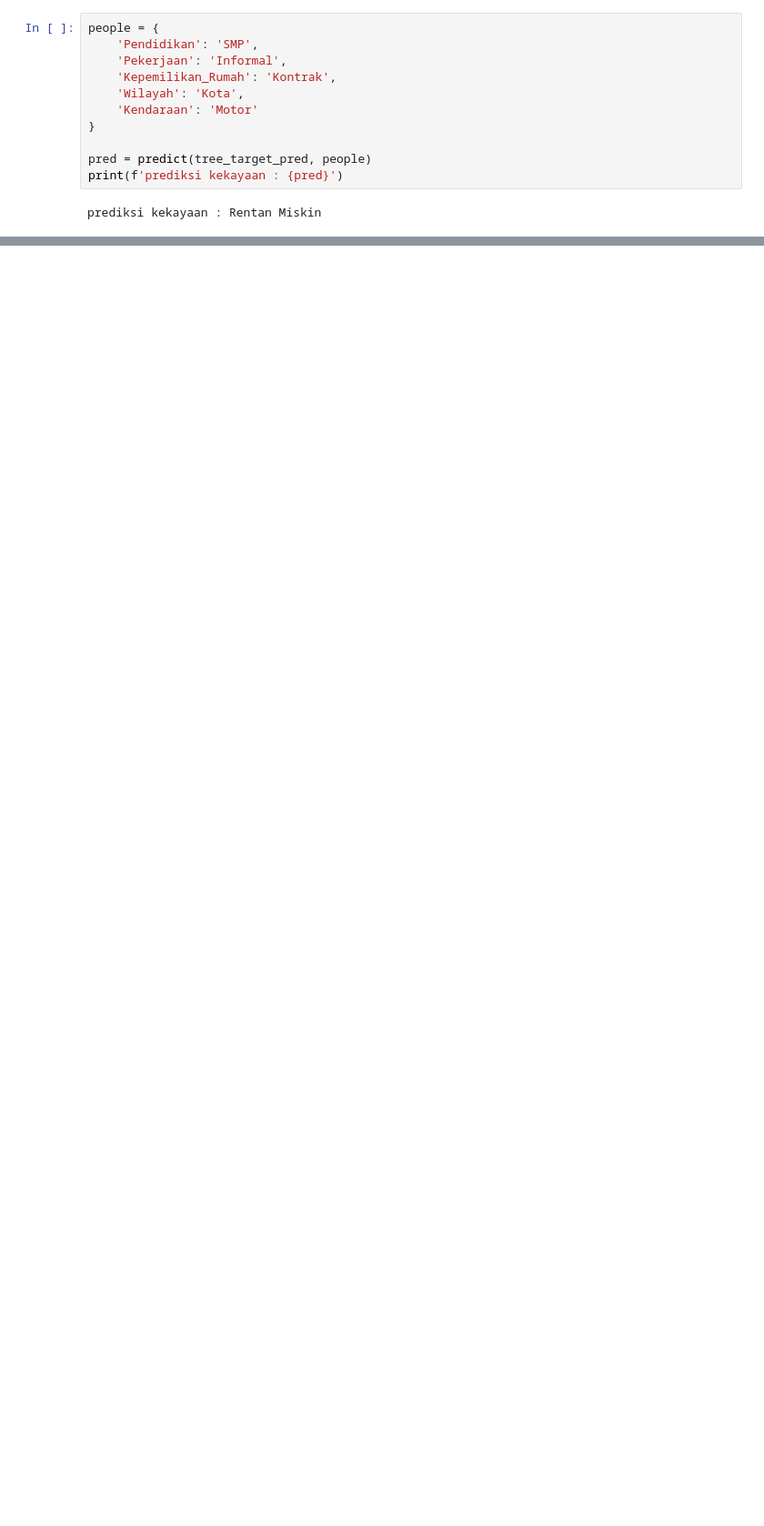
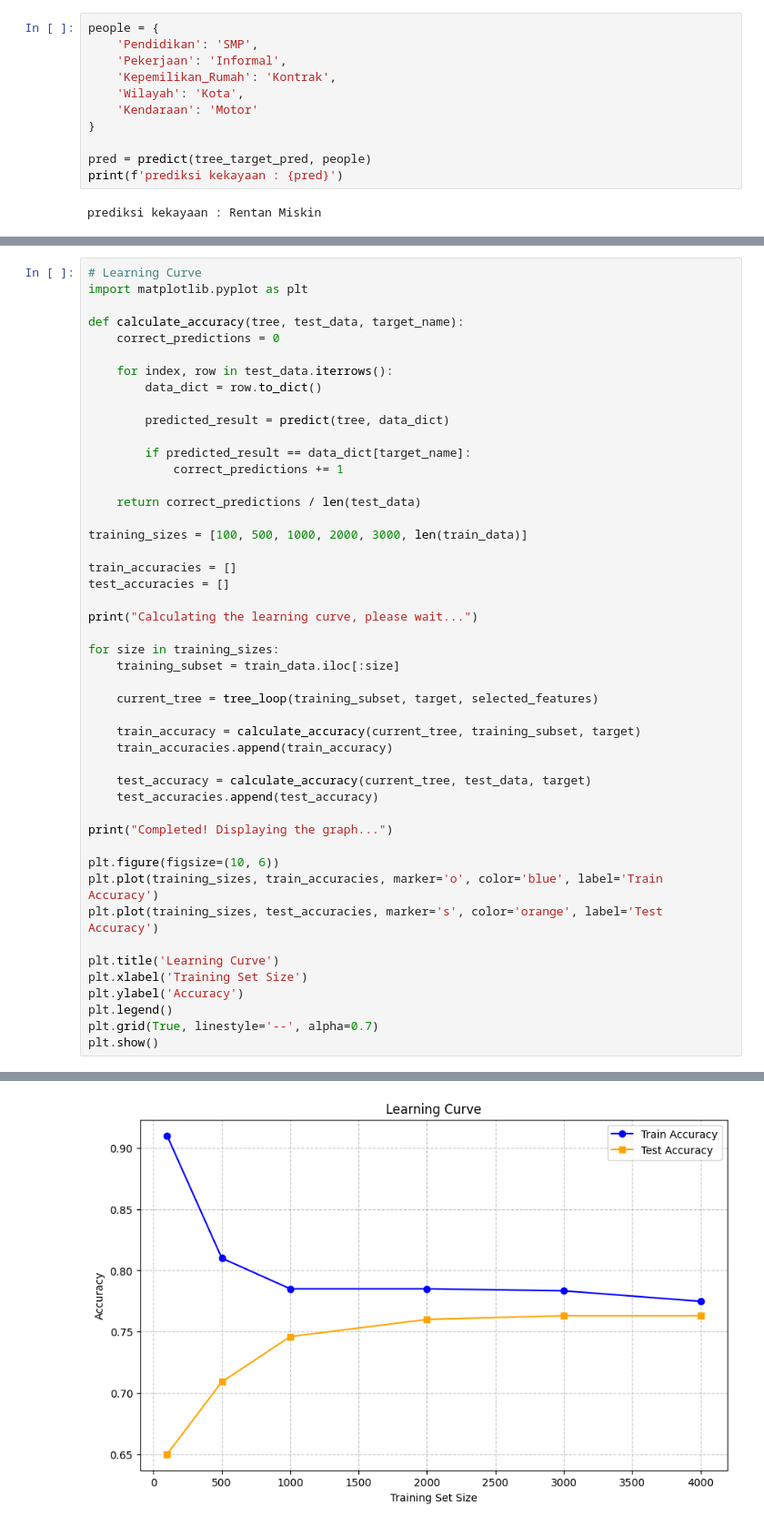
Before and after one commit to Neevera/Decision-Tree-classification-from-scrach, a Jupyter notebook: Klasifikasi_Kemiskinan_ID3.ipynb, the cells around one changed output, grey strips where cells are left out. Shown at 91% size. Saved outputs shown, nothing was run; the diff lists cells and outputs as text; blank space fills up the shorter version.

Commit message:
feat : Update Learning Curve

```diff
--- a/Klasifikasi_Kemiskinan_ID3.ipynb
+++ b/Klasifikasi_Kemiskinan_ID3.ipynb
@@ -182,0 +238,48 @@ prediksi kekayaan : Rentan Miskin
+# %%
+# Learning Curve
+import matplotlib.pyplot as plt
+
+def calculate_accuracy(tree, test_data, target_name):
+    correct_predictions = 0
+
+    for index, row in test_data.iterrows():
+        data_dict = row.to_dict()
+
+        predicted_result = predict(tree, data_dict)
+
+        if predicted_result == data_dict[target_name]:
+            correct_predictions += 1
+
+    return correct_predictions / len(test_data)
+
+training_sizes = [100, 500, 1000, 2000, 3000, len(train_data)]
+
+train_accuracies = []
+test_accuracies = []
+
+print("Calculating the learning curve, please wait...")
+
+for size in training_sizes:
+    training_subset = train_data.iloc[:size]
+
+    current_tree = tree_loop(training_subset, target, selected_features)
+
+    train_accuracy = calculate_accuracy(current_tree, training_subset, target)
+    train_accuracies.append(train_accuracy)
+
+    test_accuracy = calculate_accuracy(current_tree, test_data, target)
+    test_accuracies.append(test_accuracy)
+
+print("Completed! Displaying the graph...")
+
+plt.figure(figsize=(10, 6))
+plt.plot(training_sizes, train_accuracies, marker='o', color='blue', label='Train Accuracy')
+plt.plot(training_sizes, test_accuracies, marker='s', color='orange', label='Test Accuracy')
+
+plt.title('Learning Curve')
+plt.xlabel('Training Set Size')
+plt.ylabel('Accuracy')
+plt.legend()
+plt.grid(True, linestyle='--', alpha=0.7)
+plt.show()
+# %% [output]
@@ -182,0 +303 @@ prediksi kekayaan : Rentan Miskin
+[figure, added]
```
Also changed, not shown: parts of 13 cells of this notebook.
